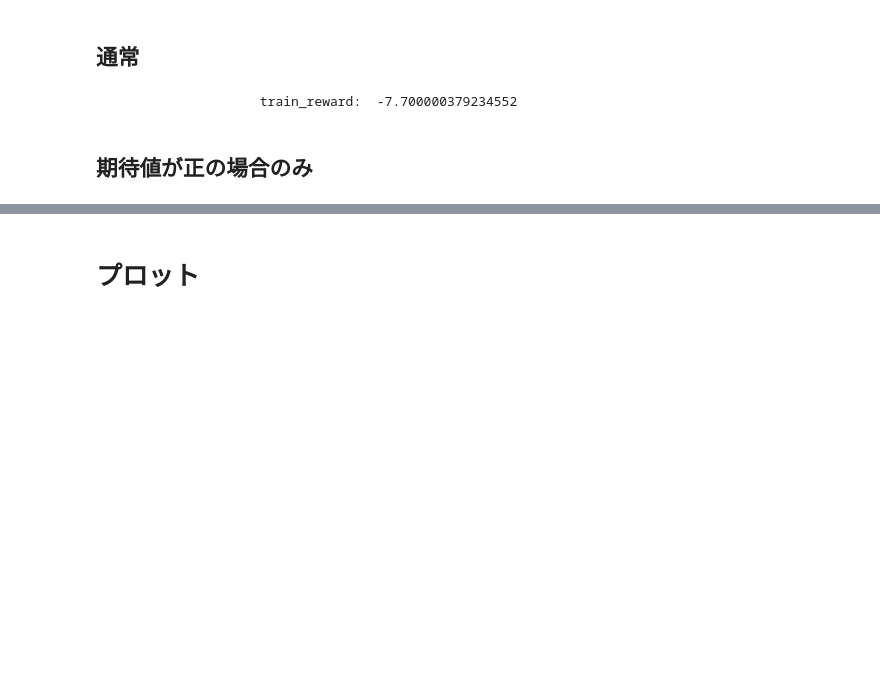
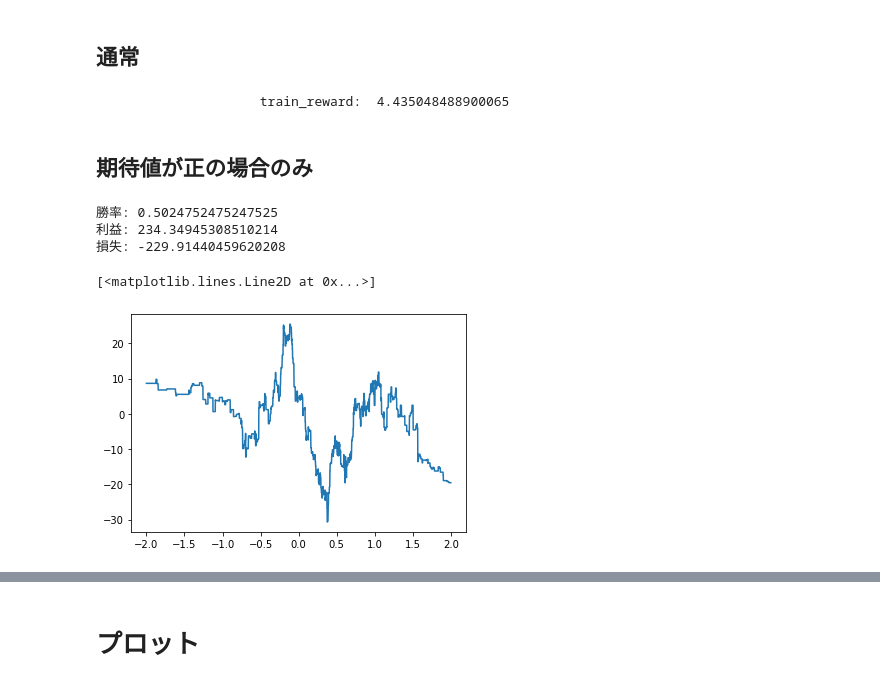
Before and after one commit to ShogoAkiyama/rltorch2, a Jupyter notebook: cnn-sentiment/qrdqn/Untitled.ipynb, the cells around one changed output, grey strips where cells are left out. Cells and saved outputs as stored; diff of their text form; code cells hidden in the pictures; blank space fills up the shorter version.

```diff
--- a/cnn-sentiment/qrdqn/Untitled.ipynb
+++ b/cnn-sentiment/qrdqn/Untitled.ipynb
@@ -16,12 +16,13 @@ LOG_DIR = os.path.join('.', 'logs')
 NEWS_PATH = os.path.join('..', 'data', 'news')
 # %%
 parser = argparse.ArgumentParser()
-parser.add_argument('--max_length', type=int, default=256)
+parser.add_argument('--max_length', type=int, default=1000)
 parser.add_argument('--batch_size', type=int, default=32)
 parser.add_argument('--n_epochs', type=int, default=100)
 parser.add_argument('--target_update_freq', type=int, default=100)
 parser.add_argument('--evaluation_freq', type=int, default=10)
 parser.add_argument('--network_save_freq', type=int, default=10)
+parser.add_argument('--num_actions', type=int, default=1)
 
 parser.add_argument('--min_freq', type=int, default=10)
 parser.add_argument('--embedding_dim', type=int, default=300)
@@ -62,6 +63,12 @@ val_ds = torchtext.data.TabularDataset.splits(
     fields=[('Text1', TEXT), ('Text2', TEXT), ('Label', LABEL)])
 val_ds = val_ds[0]
 
+test_ds = torchtext.data.TabularDataset.splits(
+    path=NEWS_PATH, train='text_test.tsv',
+    format='tsv',
+    fields=[('Text1', TEXT), ('Text2', TEXT), ('Label', LABEL)])
+test_ds = test_ds[0]
+
 TEXT.build_vocab(train_ds, min_freq=10)
 TEXT.vocab.freqs
 
@@ -69,6 +76,8 @@ train_dl = torchtext.data.Iterator(
     train_ds, batch_size=1, train=True, shuffle=False)
 val_dl = torchtext.data.Iterator(
     val_ds, batch_size=1, train=True, shuffle=False)
+test_dl = torchtext.data.Iterator(
+    test_ds, batch_size=1, train=True, shuffle=False)
 
 trainer = Trainer(args, TEXT, train_dl)
 trainer.load_model()
@@ -76,26 +85,43 @@ trainer.load_model()
 #  シミュレーション
 # %% [markdown]
 ## 通常
-# %%
-dist_hist = []
-reward_hist = []
-epi_rewards = 0
-
-for batch in val_dl:
-    state = batch.Text1[0].to(trainer.device)
-    reward = batch.Label.to(trainer.device)
-
-    with torch.no_grad():
-        dist = trainer.model(state) * trainer.quantile_weight
-        dist_hist.append(dist.cpu().detach().numpy())
-        reward_hist.append(reward.cpu().detach().numpy()[0])
-        action = dist.sum(dim=2).max(1)[1]
-
-    epi_rewards += (action * reward).detach().cpu().numpy().sum()
-
-print(' '*20, 'train_reward: ', epi_rewards)
-dist_hist = np.array(dist_hist).reshape(-1, 2, 51)
-# %% [output]
-                     train_reward:  -7.700000379234552
+# %%
+dist_hist = []
+reward_hist = []
+
+dist_hist, rewards_hist = trainer.evaluation(test_dl)
+
+dist_hist = np.array(dist_hist).reshape(-1, args.num_actions, args.num_quantile)
+reward_hist = np.array(rewards_hist).reshape(-1, 1)
+# %% [output]
+                     train_reward:  4.435048488900065
 # %% [markdown]
 ## 期待値が正の場合のみ
+# %%
+actions = np.where(np.sum(dist_hist, axis=2) > 0, 1, 0)
+epi_rewards = (reward_hist * actions)
+print('勝率:', len(epi_rewards[epi_rewards > 0])
+                      / len(epi_rewards[epi_rewards != 0]))
+print('利益:', epi_rewards[epi_rewards > 0].sum())
+print('損失:', epi_rewards[epi_rewards < 0].sum())
+# %% [output]
+勝率: 0.5024752475247525
+利益: 234.34945308510214
+損失: -229.91440459620208
+# %%
+thred_list = []
+reward_list = []
+win_list = []
+
+for thred in np.arange(-2, 2, 0.001):
+    actions = np.where(np.sum(dist_hist, axis=2) > thred, 1, 0)
+    epi_rewards = (reward_hist * actions).sum()
+    win_list.append(sum(reward_hist * actions > 0) / sum(actions > 0))
+
+    thred_list.append(thred)
+    reward_list.append(epi_rewards)
+# %%
+plt.plot(thred_list, reward_list)
+# %% [output]
+[<matplotlib.lines.Line2D at 0x...>]
+[figure, added]
```
Also changed, not shown: parts of 20 cells of this notebook, 5 other files.
